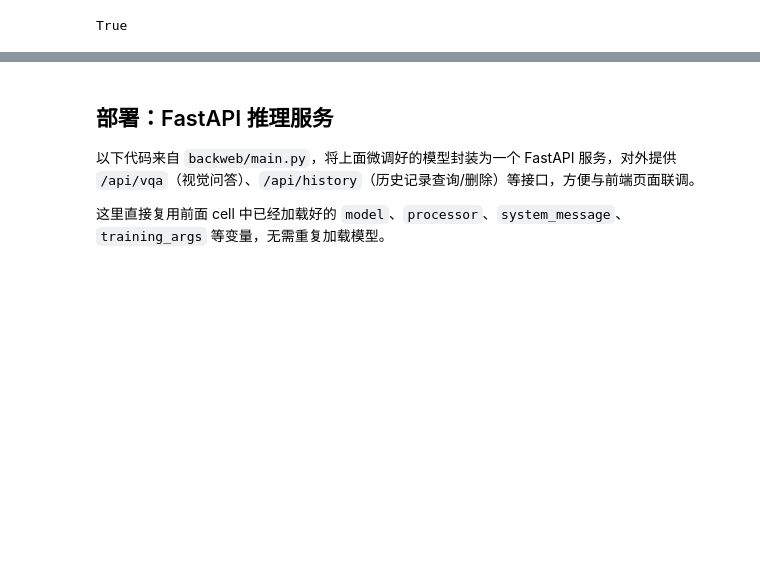
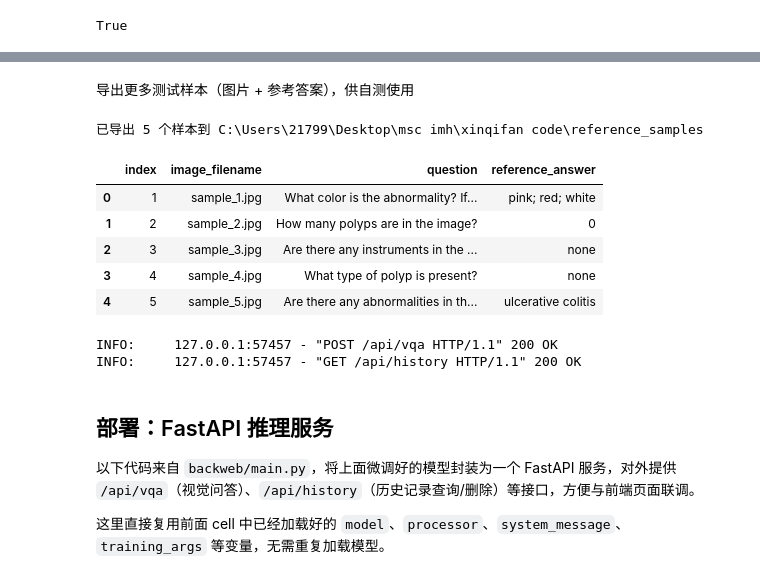
Before and after one commit to wchs1111-collab/Deep-Learning-based-vision-question-answering-for-bowel-disease-diagnostics, a Jupyter notebook: xinqifan code/Vision_Language_Models_Qwen2_5_VL_3B_Kvasir_VQA.ipynb, the cells around one changed output, grey strips where cells are left out. Drawn from its saved outputs; the diff is of its cells as text; code cells hidden in the pictures; blank space fills up the shorter version.

```diff
--- a/xinqifan code/Vision_Language_Models_Qwen2_5_VL_3B_Kvasir_VQA.ipynb
+++ b/xinqifan code/Vision_Language_Models_Qwen2_5_VL_3B_Kvasir_VQA.ipynb
@@ -560,3 +586,47 @@ results
+# %% [markdown]
+导出更多测试样本（图片 + 参考答案），供自测使用
+# %%
+from pathlib import Path
+import pandas as pd
+
+# 从测试集里再挑几个样本（跳过已经用过的 test_dataset[0]），保存图片 + 记录参考答案，方便自己手动测试
+NUM_SAMPLES = 5
+START_INDEX = 1  # test_dataset[0] 前面已经用过了
+
+export_dir = Path("reference_samples")
+export_dir.mkdir(exist_ok=True)
+
+records = []
+for i in range(START_INDEX, START_INDEX + NUM_SAMPLES):
+    sample = test_dataset[i]
+    image = sample[1]['content'][0]['image']       # user 消息里的图像
+    question = sample[1]['content'][1]['text']      # user 消息里的问题
+    reference_answer = sample[2]['content'][0]['text']  # assistant 消息里的参考答案
+
+    image_filename = f"sample_{i}.jpg"
+    image.convert("RGB").save(export_dir / image_filename)
+
+    records.append({
+        "index": i,
+        "image_filename": image_filename,
+        "question": question,
+        "reference_answer": reference_answer,
+    })
+
+df = pd.DataFrame(records)
+df.to_csv(export_dir / "reference_answers.csv", index=False, encoding="utf-8-sig")
+print(f"已导出 {len(records)} 个样本到 {export_dir.resolve()}")
+df
+# %% [output]
+已导出 5 个样本到 C:\Users\21799\Desktop\msc imh\xinqifan code\reference_samples
+|  | index | image_filename | question | reference_answer |
+| 0 | 1 | sample_1.jpg | What color is the abnormality? If... | pink; red; white |
+| 1 | 2 | sample_2.jpg | How many polyps are in the image? | 0 |
+| 2 | 3 | sample_3.jpg | Are there any instruments in the ... | none |
+| 3 | 4 | sample_4.jpg | What type of polyp is present? | none |
+| 4 | 5 | sample_5.jpg | Are there any abnormalities in th... | ulcerative colitis |
+INFO:     127.0.0.1:57457 - "POST /api/vqa HTTP/1.1" 200 OK
+INFO:     127.0.0.1:57457 - "GET /api/history HTTP/1.1" 200 OK
 # %% [markdown]
 ## 部署：FastAPI 推理服务
 
```
Also changed, not shown: parts of 14 cells of this notebook, 24 other files.
